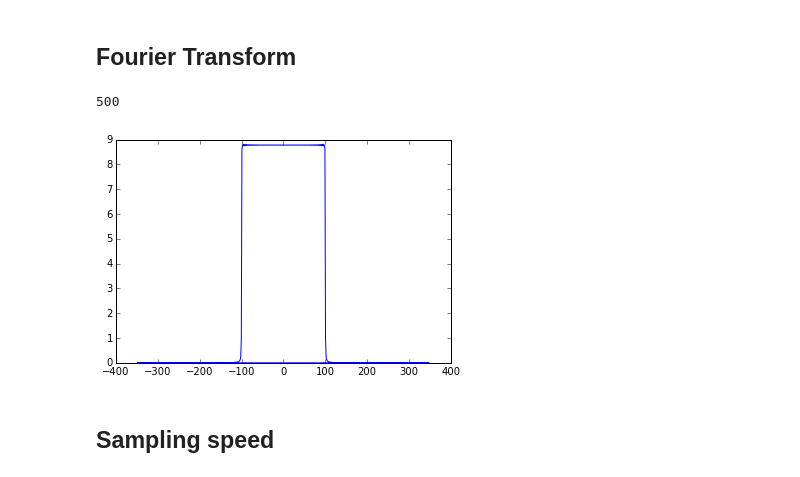
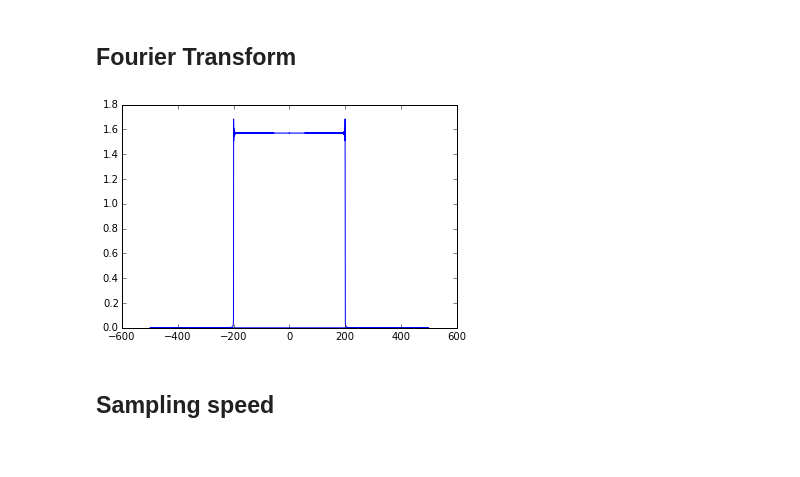
Before and after one commit to claesenm/kul-systeemtheorie, a Jupyter notebook: notebooks/Sampling.ipynb, the cells around one changed output. Saved outputs shown, nothing was run; the diff lists cells and outputs as text; code cells hidden in the pictures.

```diff
--- a/notebooks/Sampling.ipynb
+++ b/notebooks/Sampling.ipynb
@@ -4,11 +4,22 @@
 ## Signal
 # %%
 from sampling import *
+
 %matplotlib inline
-N = 500
-T = 1/700.0
-t = np.linspace(-N*T/2.0,N*T/2.0,N)
-y = np.sin(2*np.pi*100*t)/t
-# t,y = input_selector()
-plt.plot(t,y)
-plt.show()
+
+def selector():
+    print select_input.value
+    for i in options.values():
+        sliders[i].visible = (i==select_input.value)
+
+
+
+select_input.on_trait_change(selector)
+
+#N = 500
+#T = 1/700.0
+#t = np.linspace(-N*T/2.0,N*T/2.0,N)
+#y = np.sin(2*np.pi*100*t)/t
+## t,y = input_selector()
+#plt.plot(t,y)
+#plt.show()
@@ -17,13 +33,12 @@ plt.show()
 # %% [markdown]
 ## Fourier Transform
 # %%
-yf = 2.0/N * np.abs(fourier.fft(y))
-print len(yf)
-xf = np.fft.fftfreq(len(y), t[1] - t[0])
+from sampling import y_signal,t_signal
+yf = 2.0/N * np.abs(fourier.fft(y_signal))
+xf = np.fft.fftfreq(len(y_signal), t_signal[1] - t_signal[0])
 plt.plot(xf,yf)
 plt.show()
 # %% [output]
-500
-[figure, old version]
+[figure, new version]
 # %% [markdown]
 ## Sampling speed
```
Also changed, not shown: parts of 7 cells of this notebook, 1 other file.
